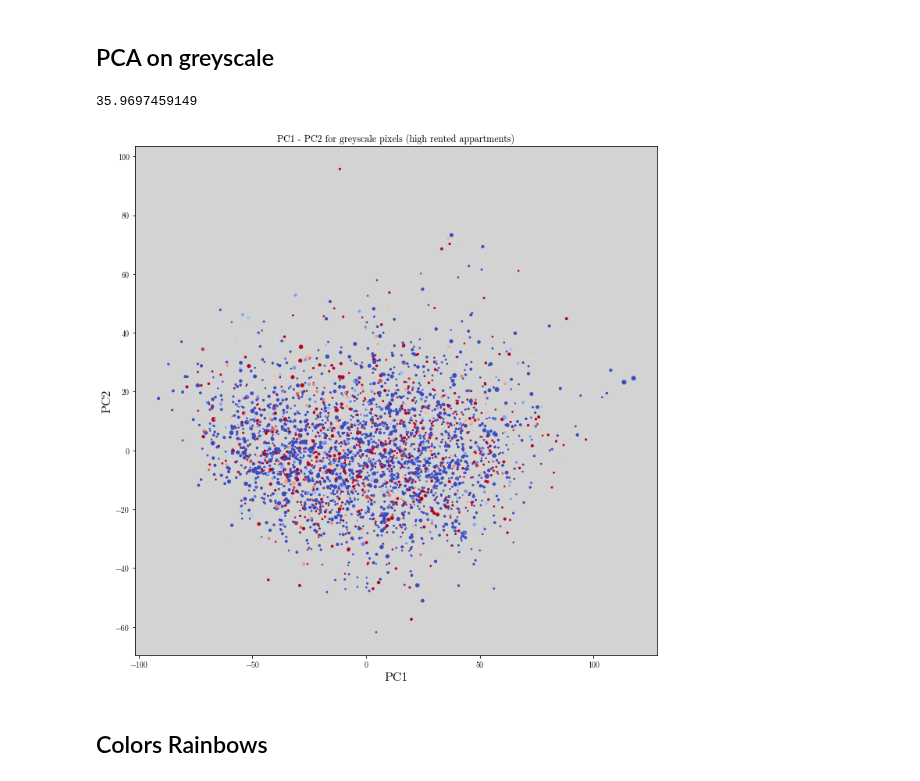
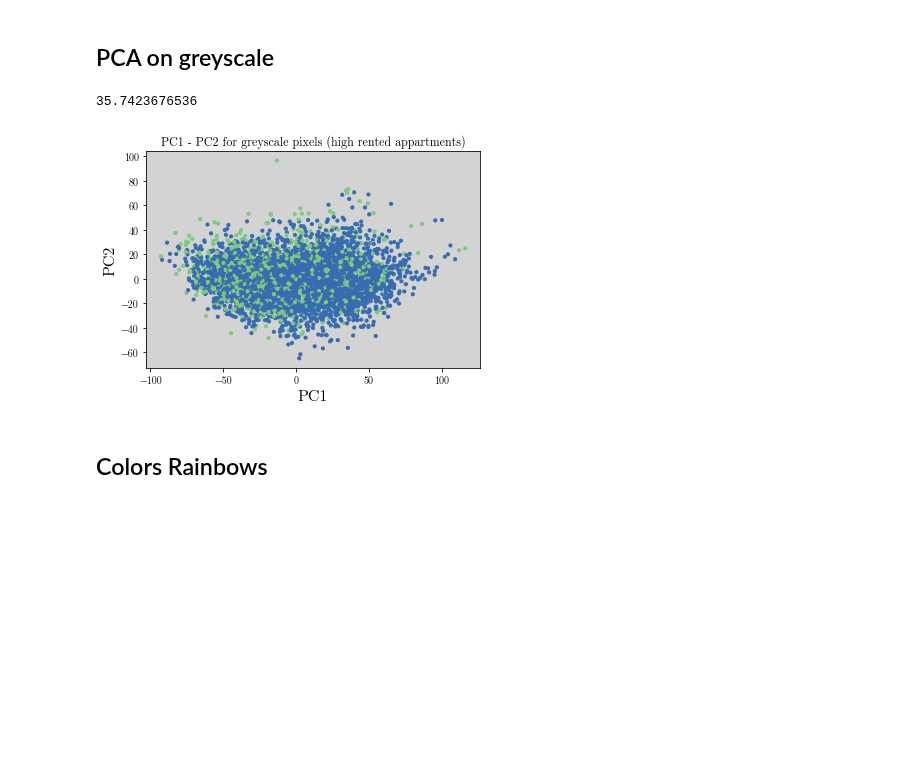
Before and after one commit to clementlefevre/udacity_ML, a Jupyter notebook: capstone_project/src/python/Pictures_Analysis.ipynb, the cells around one changed output. Drawn from its saved outputs; the diff is of its cells as text; code cells hidden in the pictures; blank space fills up the shorter version.

```diff
--- a/capstone_project/src/python/Pictures_Analysis.ipynb
+++ b/capstone_project/src/python/Pictures_Analysis.ipynb
@@ -114,0 +15,6 @@ None
+# %%
+df_listing = pd.read_csv('../../data/listing_cleansed.csv')
+TARGET = 'is_multihost'
+df_listing['listings_per_host']=df_listing.groupby(["host_id"])["listing_id"].transform("count")
+df_listing[TARGET]=np.where( df_listing.listings_per_host>1,'multi host','single host')
+df_listing.host_id.isnull().sum()
@@ -115,9 +29,7 @@ None
 # %% [markdown]
 ## Greyscale patterns
 # %%
-df_pictures = pd.read_csv('data/df_pictures_listing.csv',index_col=0)
-cols = ["pix_"+ str(i) for i in range(0,df_pictures.shape[1]-1)]
-df_pictures=pd.merge(df_pictures,df_listing_high_renter[['id','review_scores_rating','reviews_per_month','availability_90','price']],left_on='listing_id',right_on='id')
+df_pictures = pd.read_csv('../../data/df_pictures_listing.csv',index_col=0)
+
+
+df_pictures=pd.merge(df_pictures,df_listing[['listing_id','is_multihost']],on='listing_id')
-# %%
-df_pictures['availability_quartile'] = pd.qcut(df_pictures.availability_90,4)
-df_pictures['reviews_per_month_quartile'] = pd.qcut(df_pictures.reviews_per_month,4)
@@ -161,2 +79,4 @@ def prepare_pictures_pca(group,name):
                  components_[:n_components])
+# %%
+cols = [c for c in df_pictures.columns if 'pix' in c]
 # %%
@@ -178,38 +95,39 @@ for name,group in groupy_pictures:
 # %%
 pca = PCA(n_components=50)
 fig, plot = plt.subplots()
 plot.set_facecolor('lightgrey')
 
 X_train = scale(df_pictures[cols].values)
-y_train = df_pictures['availability_90'].values
-z_train = df_pictures['reviews_per_month']*3
+y_train = np.where(df_pictures['is_multihost']=='multi host',0,1)
+z_train = 10
 
 
 X_transformed = pca.fit_transform(X_train)
 
 print pca.explained_variance_ratio_[:2].sum()*100
 
 
-colors = plt.cm.coolwarm(scale(y_train))
+colors = plt.cm.Accent(scale(y_train))
 
 
 plot.scatter(X_transformed[:, 0], X_transformed[:, 1], c=colors,s=z_train,alpha=1)
 
 plot.set_ylabel('PC2', size=16, fontname='CMU Serif')
 plot.set_xlabel('PC1', size=16, fontname='CMU Serif')
 plot.set_title('PC1 - PC2 for greyscale pixels (high rented appartments)', size=12, **hfont)
 for tick in plot.get_xticklabels():
     tick.set_fontname("CMU Serif")
     tick.set_fontsize(10)
 for tick in plot.get_yticklabels():
     tick.set_fontname("CMU Serif")
     tick.set_fontsize(10)
 
 df_pictures['PC_1'] = X_transformed[:, 0]
-df_pictures['PC_2'] = X_transformed[:, 2]
+
+df_pictures['PC_2'] = X_transformed[:, 1]
 # %% [output]
-35.9697459149
+35.7423676536
-[figure, old version]
+[figure, new version]
 # %% [markdown]
 ## Colors Rainbows
 # %%
```
Also changed, not shown: parts of 13 cells of this notebook, 24 other files.
